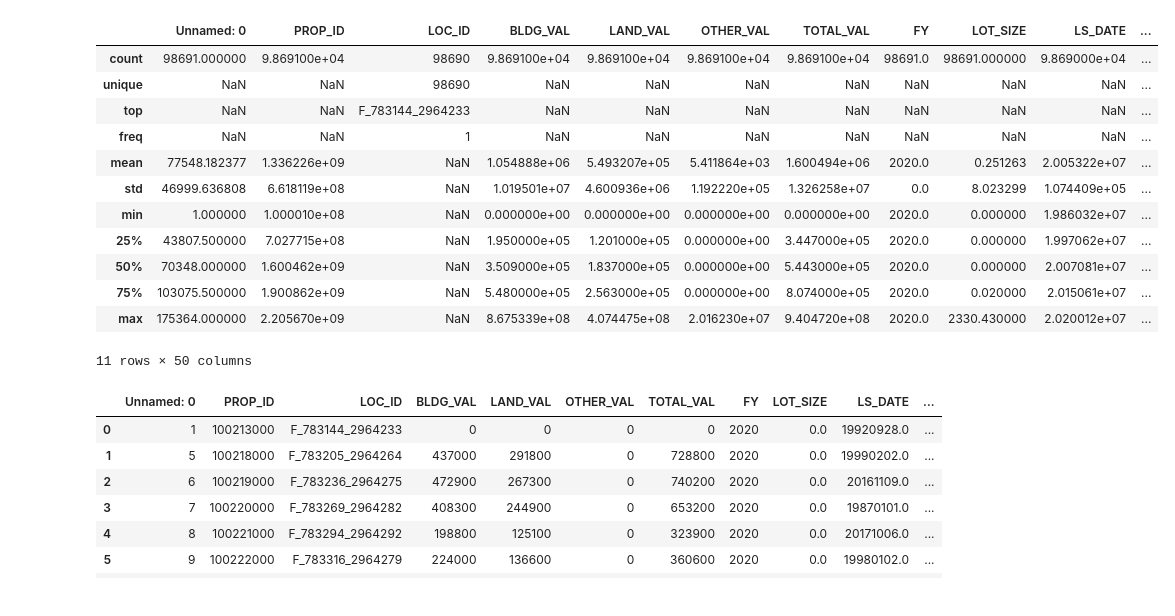
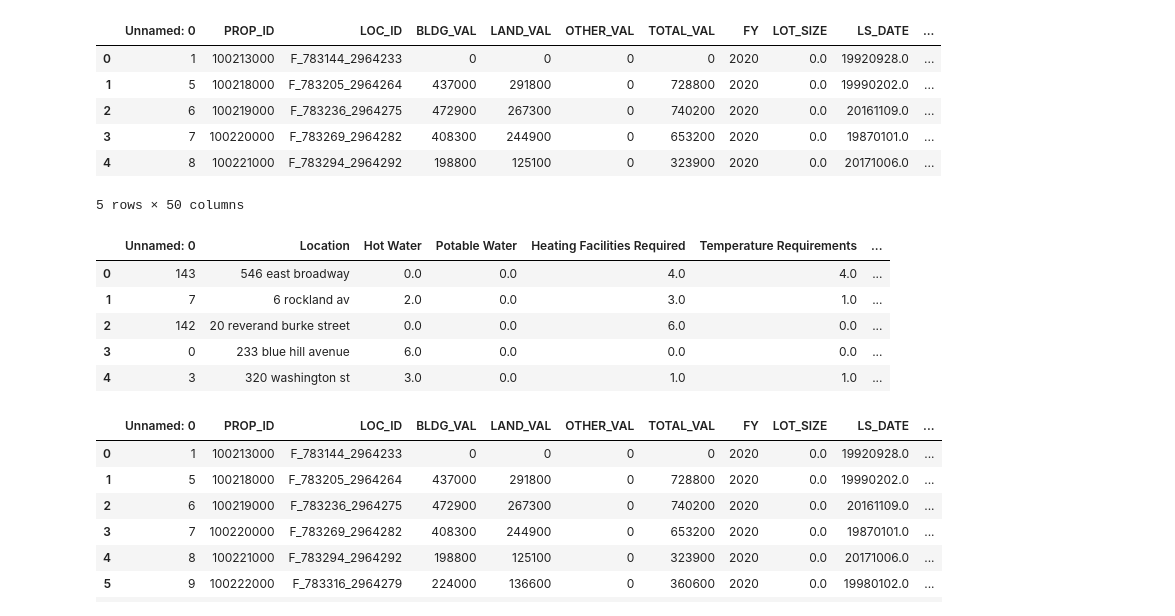
Before and after one commit to BU-Spark/ds-councilor-breadon-bad-landlords2, a Jupyter notebook: spring23-team-3/analysis/property_assessments_analysis.ipynb, the cells around one changed output. Drawn from its saved outputs; the diff is of its cells as text; code cells hidden in the pictures.

```diff
--- a/spring23-team-3/analysis/property_assessments_analysis.ipynb
+++ b/spring23-team-3/analysis/property_assessments_analysis.ipynb
@@ -1,22 +1,26 @@
 # %%
 import pandas as pd
 
 df = pd.read_csv("../data/property_assessments.csv")
-df.describe(include='all')
+df.head()
 # %% [output]
 |  | Unnamed: 0 | PROP_ID | LOC_ID | BLDG_VAL | LAND_VAL | OTHER_VAL | TOTAL_VAL | FY | LOT_SIZE | LS_DATE | ... |
-| count | 98691.000000 | 9.869100e+04 | 98690 | 9.869100e+04 | 9.869100e+04 | 9.869100e+04 | 9.869100e+04 | 98691.0 | 98691.000000 | 9.869000e+04 | ... |
-| unique | NaN | NaN | 98690 | NaN | NaN | NaN | NaN | NaN | NaN | NaN | ... |
-| top | NaN | NaN | F_783144_2964233 | NaN | NaN | NaN | NaN | NaN | NaN | NaN | ... |
-| freq | NaN | NaN | 1 | NaN | NaN | NaN | NaN | NaN | NaN | NaN | ... |
-| mean | 77548.182377 | 1.336226e+09 | NaN | 1.054888e+06 | 5.493207e+05 | 5.411864e+03 | 1.600494e+06 | 2020.0 | 0.251263 | 2.005322e+07 | ... |
-| std | 46999.636808 | 6.618119e+08 | NaN | 1.019501e+07 | 4.600936e+06 | 1.192220e+05 | 1.326258e+07 | 0.0 | 8.023299 | 1.074409e+05 | ... |
-| min | 1.000000 | 1.000010e+08 | NaN | 0.000000e+00 | 0.000000e+00 | 0.000000e+00 | 0.000000e+00 | 2020.0 | 0.000000 | 1.986032e+07 | ... |
-| 25% | 43807.500000 | 7.027715e+08 | NaN | 1.950000e+05 | 1.201000e+05 | 0.000000e+00 | 3.447000e+05 | 2020.0 | 0.000000 | 1.997062e+07 | ... |
-| 50% | 70348.000000 | 1.600462e+09 | NaN | 3.509000e+05 | 1.837000e+05 | 0.000000e+00 | 5.443000e+05 | 2020.0 | 0.000000 | 2.007081e+07 | ... |
-| 75% | 103075.500000 | 1.900862e+09 | NaN | 5.480000e+05 | 2.563000e+05 | 0.000000e+00 | 8.074000e+05 | 2020.0 | 0.020000 | 2.015061e+07 | ... |
-| max | 175364.000000 | 2.205670e+09 | NaN | 8.675339e+08 | 4.074475e+08 | 2.016230e+07 | 9.404720e+08 | 2020.0 | 2330.430000 | 2.020012e+07 | ... |
+| 0 | 1 | 100213000 | F_783144_2964233 | 0 | 0 | 0 | 0 | 2020 | 0.0 | 19920928.0 | ... |
+| 1 | 5 | 100218000 | F_783205_2964264 | 437000 | 291800 | 0 | 728800 | 2020 | 0.0 | 19990202.0 | ... |
+| 2 | 6 | 100219000 | F_783236_2964275 | 472900 | 267300 | 0 | 740200 | 2020 | 0.0 | 20161109.0 | ... |
+| 3 | 7 | 100220000 | F_783269_2964282 | 408300 | 244900 | 0 | 653200 | 2020 | 0.0 | 19870101.0 | ... |
+| 4 | 8 | 100221000 | F_783294_2964292 | 198800 | 125100 | 0 | 323900 | 2020 | 0.0 | 20171006.0 | ... |
-11 rows × 50 columns
+5 rows × 50 columns
+# %%
+buildings_df = pd.read_csv("../data/buildings_df.csv")
+buildings_df.head()
+# %% [output]
+|  | Unnamed: 0 | Location | Hot Water | Potable Water | Heating Facilities Required | Temperature Requirements | ... |
+| 0 | 143 | 546 east broadway | 0.0 | 0.0 | 4.0 | 4.0 | ... |
+| 1 | 7 | 6 rockland av | 2.0 | 0.0 | 3.0 | 1.0 | ... |
+| 2 | 142 | 20 reverand burke street | 0.0 | 0.0 | 6.0 | 0.0 | ... |
+| 3 | 0 | 233 blue hill avenue | 6.0 | 0.0 | 0.0 | 0.0 | ... |
+| 4 | 3 | 320 washington st | 3.0 | 0.0 | 1.0 | 1.0 | ... |
 # %%
 df.head(10)
 # %% [output]
```
Also changed, not shown: 2 other files.
